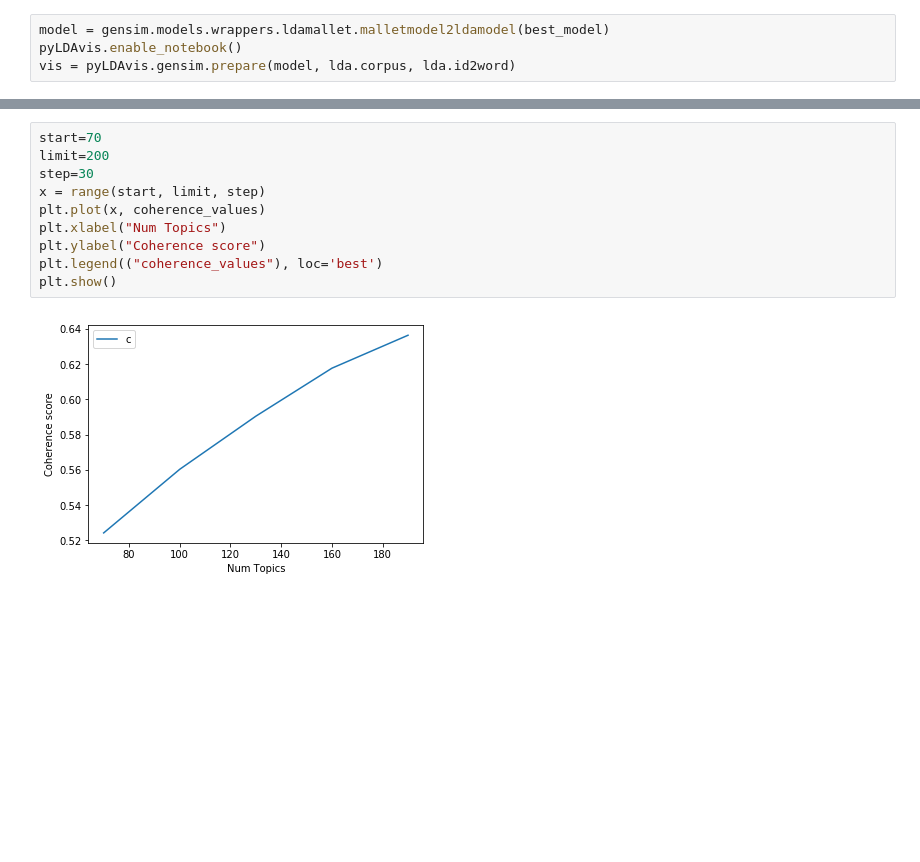
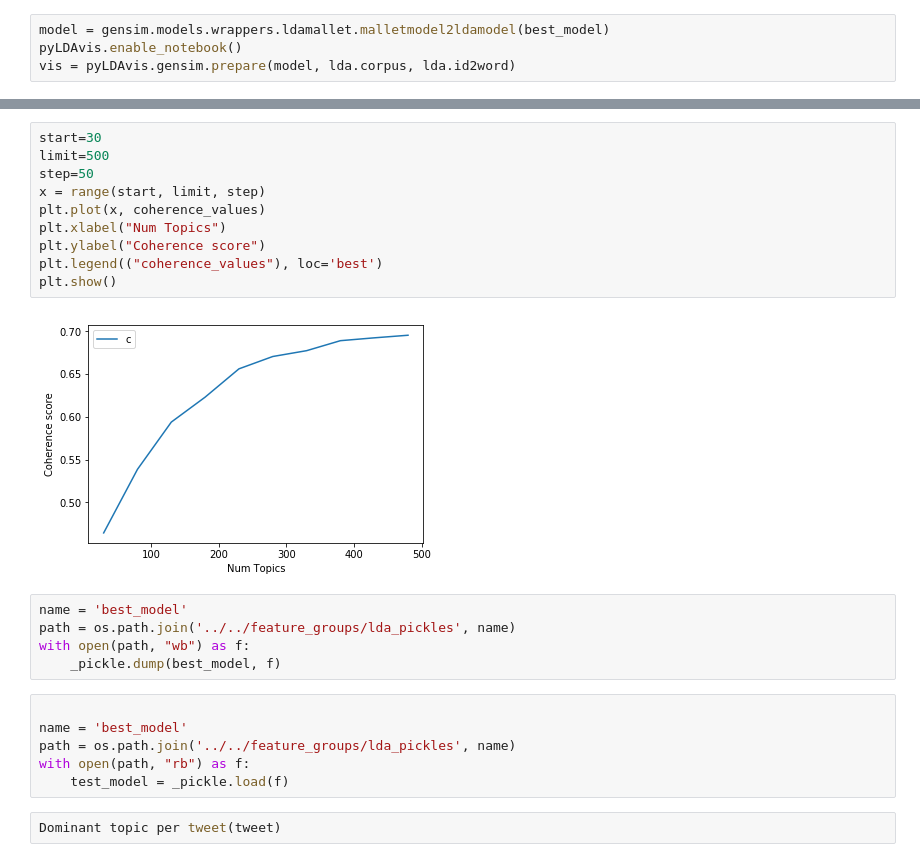
Before and after one commit to vcheruiyot/cs224u-project, a Jupyter notebook: source_files/baseline/lda/visualization.ipynb, the cells around one changed output, grey strips where cells are left out. Saved outputs shown, nothing was run; the diff lists cells and outputs as text; blank space fills up the shorter version.

Commit message:
more visualization tools

```diff
--- a/source_files/baseline/lda/visualization.ipynb
+++ b/source_files/baseline/lda/visualization.ipynb
@@ -65,12 +70,25 @@ Index: [], R=30, lambda_step=0.01, plot_opts={'xlab': 'PC1', 'ylab': 'PC2'}, top
 # %%
-start=70
-limit=200
-step=30
+start=30
+limit=500
+step=50
 x = range(start, limit, step)
 plt.plot(x, coherence_values)
 plt.xlabel("Num Topics")
 plt.ylabel("Coherence score")
 plt.legend(("coherence_values"), loc='best')
 plt.show()
 # %% [output]
-[figure, old version]
+[figure, new version]
+# %%
+name = 'best_model'
+path = os.path.join('../../feature_groups/lda_pickles', name)
+with open(path, "wb") as f:
+	_pickle.dump(best_model, f)
+# %%
+
+name = 'best_model'
+path = os.path.join('../../feature_groups/lda_pickles', name)
+with open(path, "rb") as f:
+	test_model = _pickle.load(f)
+# %%
+Dominant topic per tweet(tweet)
```
Also changed, not shown: parts of 9 cells of this notebook.
